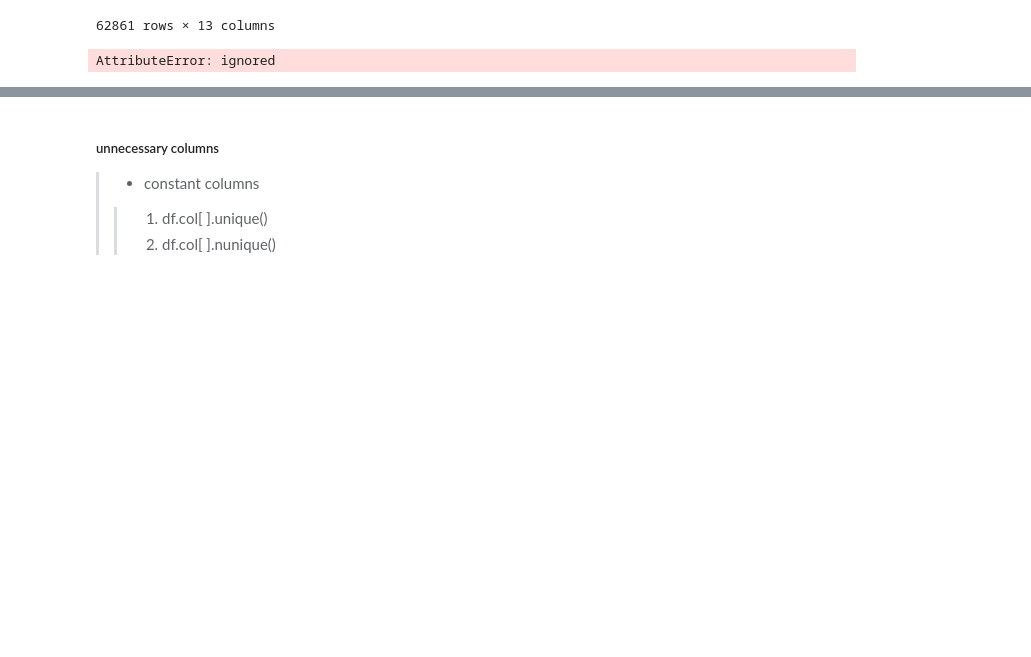
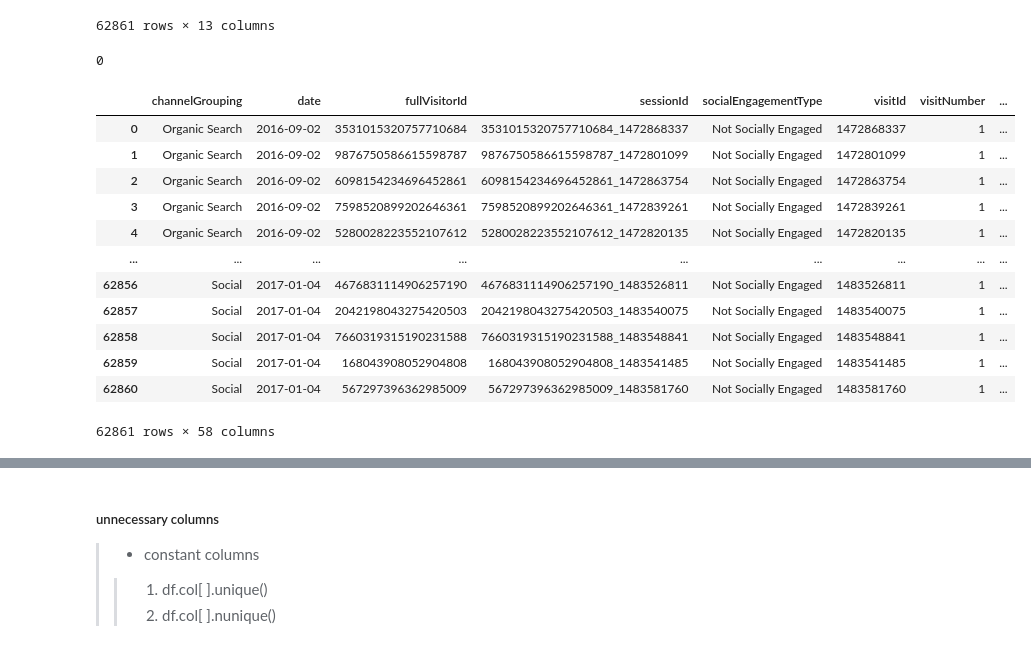
Before and after one commit to ttobaegi/ML_Python, a Jupyter notebook: EDA_GA_Revenue_Analysis.ipynb, the cells around one changed output, grey strips where cells are left out. Cells and saved outputs as stored; diff of their text form; code cells hidden in the pictures; blank space fills up the shorter version.

```diff
--- a/EDA_GA_Revenue_Analysis.ipynb
+++ b/EDA_GA_Revenue_Analysis.ipynb
@@ -335,6 +335,4 @@ df[na_col]
 | 62860 | 12 | NaN | 1 | NaN | NaN | ... |
 62861 rows × 13 columns
 # %%
-df['totals.pageviews'].fillna(1, inplace=True).astype(int)
+df['totals.pageviews'].fillna(1, inplace=True)
-# %% [output]
-AttributeError: ignored
@@ -342,0 +339,34 @@ b
+# %%
+df['totals.pageviews'].isnull().sum()
+# %% [output]
+0
+# %%
+def FillingNaValues(data):
+# filling na with 1 or 0
+#    data['totals.pageviews'].fillna(1, inplace=True).astype(int)
+    data['totals.newVisits'].fillna(0, inplace=True)#.astype(int)
+    data['totals.bounces'].fillna(0, inplace=True)#.astype(int)
+    data['totals.transactionRevenue'].fillna(0.0)#.astype(float)
+    # filling na - binary
+    data['trafficSource.isTrueDirect'].fillna(False, inplace=True)
+    data['trafficSource.adwordsClickInfo.isVideoAd'].fillna(True, inplace=True)
+
+    data.loc[df['geoNetwork.city'] =='(not set)','geoNetwork.city'] =np.nan
+    data['geoNetwork.city'].fillna('NaN',inplace=True)
+    return data
+# %%
+FillingNaValues(df)
+# %% [output]
+|  | channelGrouping | date | fullVisitorId | sessionId | socialEngagementType | visitId | visitNumber | ... |
+| 0 | Organic Search | 2016-09-02 | 3531015320757710684 | 3531015320757710684_1472868337 | Not Socially Engaged | 1472868337 | 1 | ... |
+| 1 | Organic Search | 2016-09-02 | 9876750586615598787 | 9876750586615598787_1472801099 | Not Socially Engaged | 1472801099 | 1 | ... |
+| 2 | Organic Search | 2016-09-02 | 6098154234696452861 | 6098154234696452861_1472863754 | Not Socially Engaged | 1472863754 | 1 | ... |
+| 3 | Organic Search | 2016-09-02 | 7598520899202646361 | 7598520899202646361_1472839261 | Not Socially Engaged | 1472839261 | 1 | ... |
+| 4 | Organic Search | 2016-09-02 | 5280028223552107612 | 5280028223552107612_1472820135 | Not Socially Engaged | 1472820135 | 1 | ... |
+| ... | ... | ... | ... | ... | ... | ... | ... | ... |
+| 62856 | Social | 2017-01-04 | 4676831114906257190 | 4676831114906257190_1483526811 | Not Socially Engaged | 1483526811 | 1 | ... |
+| 62857 | Social | 2017-01-04 | 2042198043275420503 | 2042198043275420503_1483540075 | Not Socially Engaged | 1483540075 | 1 | ... |
+| 62858 | Social | 2017-01-04 | 7660319315190231588 | 7660319315190231588_1483548841 | Not Socially Engaged | 1483548841 | 1 | ... |
+| 62859 | Social | 2017-01-04 | 168043908052904808 | 168043908052904808_1483541485 | Not Socially Engaged | 1483541485 | 1 | ... |
+| 62860 | Social | 2017-01-04 | 567297396362985009 | 567297396362985009_1483581760 | Not Socially Engaged | 1483581760 | 1 | ... |
+62861 rows × 58 columns
```
Also changed, not shown: parts of 20 cells of this notebook.
